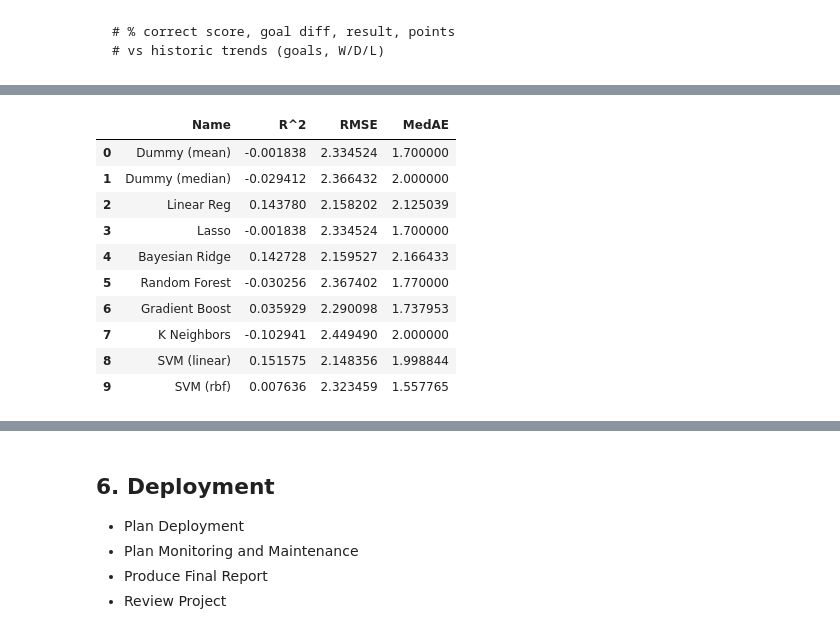
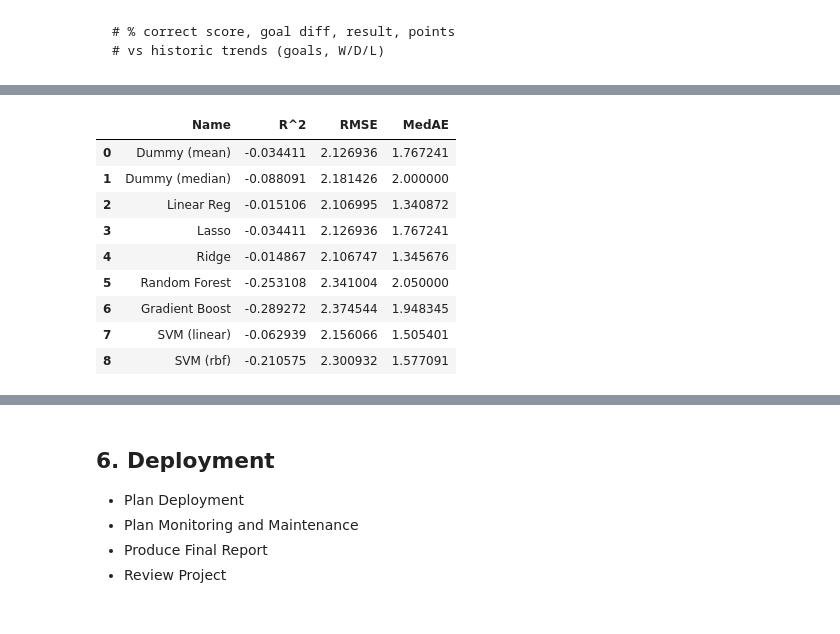
Before and after one commit to deacona/the-ball-is-round, a Jupyter notebook: notebooks/intl_02_euro_2020.ipynb, the cells around one changed output, grey strips where cells are left out. Saved outputs shown, nothing was run; the diff lists cells and outputs as text; code cells hidden in the pictures.

```diff
--- a/notebooks/intl_02_euro_2020.ipynb
+++ b/notebooks/intl_02_euro_2020.ipynb
@@ -92,10 +72,17 @@ memory usage: 41.3+ KB
 # %%
+match = utilities.get_master("nations_matches")
+# match.info()
+
 match = match[['Round', 'Day', 'Date', 'Time', 'Team_1', 'Team_2',
        'Year', 'Goals_1', 'Goals_2',
        'Goal_diff', 'Venue', 'Venue_country', 'Venue_city', 'Home_1',
        'Home_2']]
 
 match["Goal_total"] = match.Goals_1 + match.Goals_2
+match["Result"] = None
+match.loc[match.Goals_1 == match.Goals_2, "Result"] = "Draw"
+match.loc[match.Goals_1 > match.Goals_2, "Result"] = "Win"
+match.loc[match.Goals_1 < match.Goals_2, "Result"] = "Loss"
 
 match.describe(include="all").T
 # %% [output]
@@ -494,10 +487,10 @@ np.random.seed(1)
 # %%
-model = LinearRegression()
-model.fit(X_train, y_train)
+# model = LinearRegression(fit_intercept=False, normalize=True)
+# model.fit(X_train, y_train)
 
-y_pred = model.predict(X_test)
+# y_pred = model.predict(X_test)
 
-{"MedAE": median_absolute_error(y_test, y_pred),
-            "RMSE": mean_squared_error(y_test, y_pred, squared=False),
-            "R^2": r2_score(y_test, y_pred),
-           }
+# {"MedAE": median_absolute_error(y_test, y_pred),
+#             "RMSE": mean_squared_error(y_test, y_pred, squared=False),
+#             "R^2": r2_score(y_test, y_pred),
+#            }
@@ -508,6 +497,6 @@ y_pred = model.predict(X_test)
 # %%
-params = pd.Series(model.coef_, index=X_train.columns)
-# params
-err = np.std([model.fit(*resample(X_train, y_train)).coef_ for i in range(1000)], 0)
+# params = pd.Series(model.coef_, index=X_train.columns)
+# # params
+# err = np.std([model.fit(*resample(X_train, y_train)).coef_ for i in range(1000)], 0)
 
-pd.DataFrame({"effect": params.round(2), "error": err.round(2)})
+# pd.DataFrame({"effect": params.round(2), "error": err.round(2)})
@@ -644,20 +682,16 @@ Evaluating Lasso...
 # %%
-eval_df = pd.DataFrame(eval_list)
-# eval_df.columns
-
-eval_df[['Name', 'R^2', 'RMSE', 'MedAE']]\
-    .style\
-    .background_gradient(cmap='Reds', subset=['RMSE', 'MedAE'])\
-    .background_gradient(cmap='Greens', subset=['R^2'])
+gd_eval[['Name', 'R^2', 'RMSE', 'MedAE']]\
+        .style\
+        .background_gradient(cmap='Reds', subset=['RMSE', 'MedAE'])\
+        .background_gradient(cmap='Greens', subset=['R^2'])
 # %% [output]
 |  | Name | R^2 | RMSE | MedAE |
-| 0 | Dummy (mean) | -0.001838 | 2.334524 | 1.700000 |
-| 1 | Dummy (median) | -0.029412 | 2.366432 | 2.000000 |
-| 2 | Linear Reg | 0.143780 | 2.158202 | 2.125039 |
-| 3 | Lasso | -0.001838 | 2.334524 | 1.700000 |
-| 4 | Bayesian Ridge | 0.142728 | 2.159527 | 2.166433 |
-| 5 | Random Forest | -0.030256 | 2.367402 | 1.770000 |
-| 6 | Gradient Boost | 0.035929 | 2.290098 | 1.737953 |
-| 7 | K Neighbors | -0.102941 | 2.449490 | 2.000000 |
-| 8 | SVM (linear) | 0.151575 | 2.148356 | 1.998844 |
-| 9 | SVM (rbf) | 0.007636 | 2.323459 | 1.557765 |
+| 0 | Dummy (mean) | -0.034411 | 2.126936 | 1.767241 |
+| 1 | Dummy (median) | -0.088091 | 2.181426 | 2.000000 |
+| 2 | Linear Reg | -0.015106 | 2.106995 | 1.340872 |
+| 3 | Lasso | -0.034411 | 2.126936 | 1.767241 |
+| 4 | Ridge | -0.014867 | 2.106747 | 1.345676 |
+| 5 | Random Forest | -0.253108 | 2.341004 | 2.050000 |
+| 6 | Gradient Boost | -0.289272 | 2.374544 | 1.948345 |
+| 7 | SVM (linear) | -0.062939 | 2.156066 | 1.505401 |
+| 8 | SVM (rbf) | -0.210575 | 2.300932 | 1.577091 |
```
Also changed, not shown: parts of 32 cells of this notebook, 1 other file.
